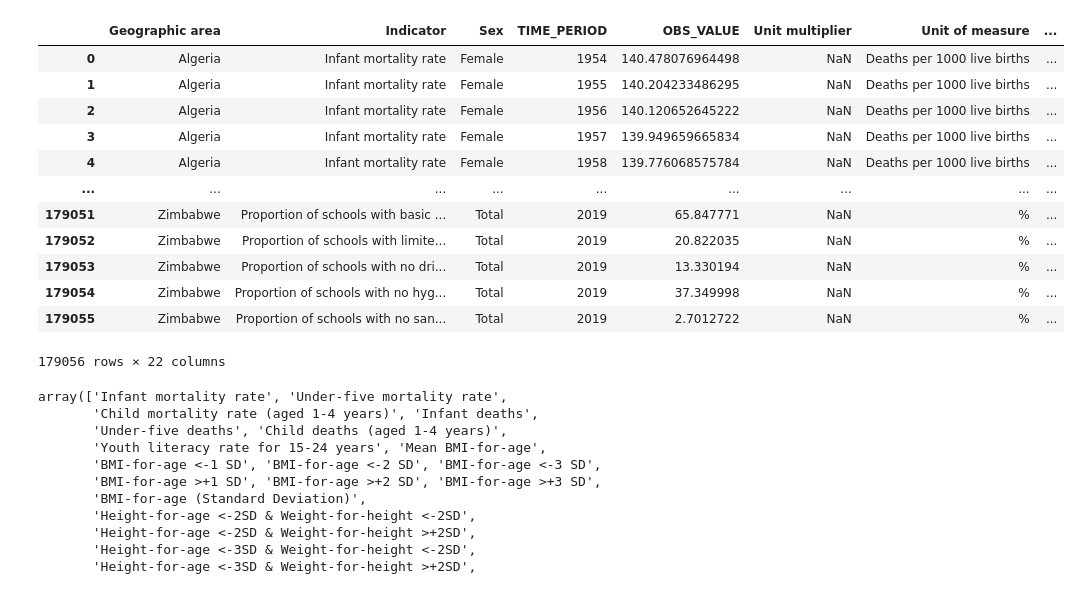
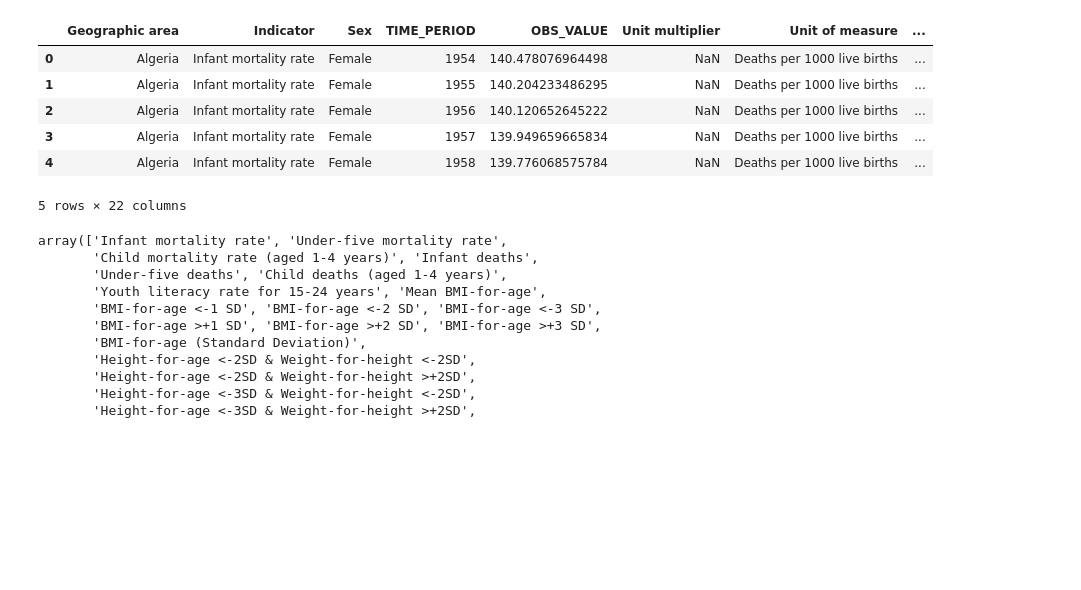
Before and after one commit to clemiblac/US_Africa_Policy, a Jupyter notebook: PMI countries vs non PMI.ipynb, the cells around one changed output. Cells and saved outputs as stored; diff of their text form; code cells hidden in the pictures; blank space fills up the shorter version.

```diff
--- a/PMI countries vs non PMI.ipynb
+++ b/PMI countries vs non PMI.ipynb
@@ -5,21 +5,15 @@ file="Resources/unicef_africa_data.csv"
 # %%
 df=pd.read_csv(file)
 # %%
-df
+df.head(5)
 # %% [output]
 |  | Geographic area | Indicator | Sex | TIME_PERIOD | OBS_VALUE | Unit multiplier | Unit of measure | ... |
 | 0 | Algeria | Infant mortality rate | Female | 1954 | 140.478076964498 | NaN | Deaths per 1000 live births | ... |
 | 1 | Algeria | Infant mortality rate | Female | 1955 | 140.204233486295 | NaN | Deaths per 1000 live births | ... |
 | 2 | Algeria | Infant mortality rate | Female | 1956 | 140.120652645222 | NaN | Deaths per 1000 live births | ... |
 | 3 | Algeria | Infant mortality rate | Female | 1957 | 139.949659665834 | NaN | Deaths per 1000 live births | ... |
 | 4 | Algeria | Infant mortality rate | Female | 1958 | 139.776068575784 | NaN | Deaths per 1000 live births | ... |
-| ... | ... | ... | ... | ... | ... | ... | ... | ... |
-| 179051 | Zimbabwe | Proportion of schools with basic ... | Total | 2019 | 65.847771 | NaN | % | ... |
-| 179052 | Zimbabwe | Proportion of schools with limite... | Total | 2019 | 20.822035 | NaN | % | ... |
-| 179053 | Zimbabwe | Proportion of schools with no dri... | Total | 2019 | 13.330194 | NaN | % | ... |
-| 179054 | Zimbabwe | Proportion of schools with no hyg... | Total | 2019 | 37.349998 | NaN | % | ... |
-| 179055 | Zimbabwe | Proportion of schools with no san... | Total | 2019 | 2.7012722 | NaN | % | ... |
-179056 rows × 22 columns
+5 rows × 22 columns
 # %%
 df["Indicator"].unique()
 # %% [output]
```
Also changed, not shown: parts of 35 cells of this notebook, 1 other file.
